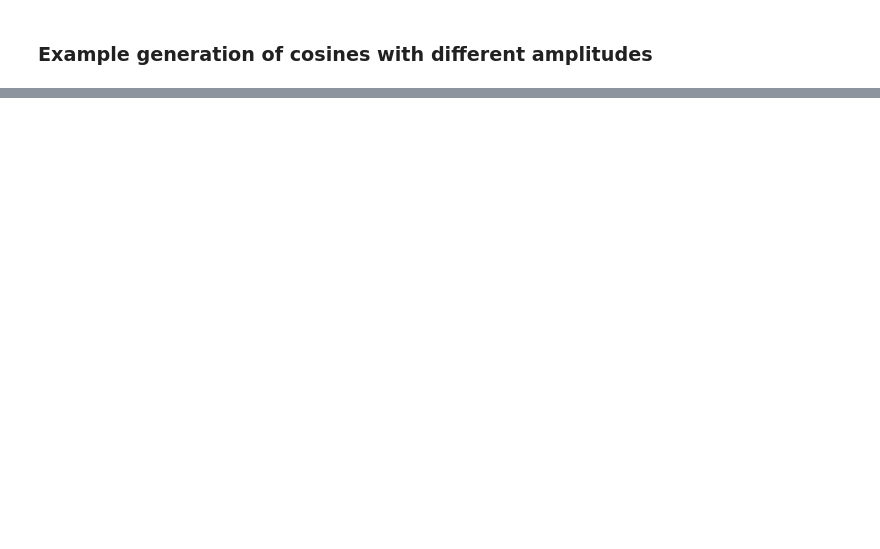
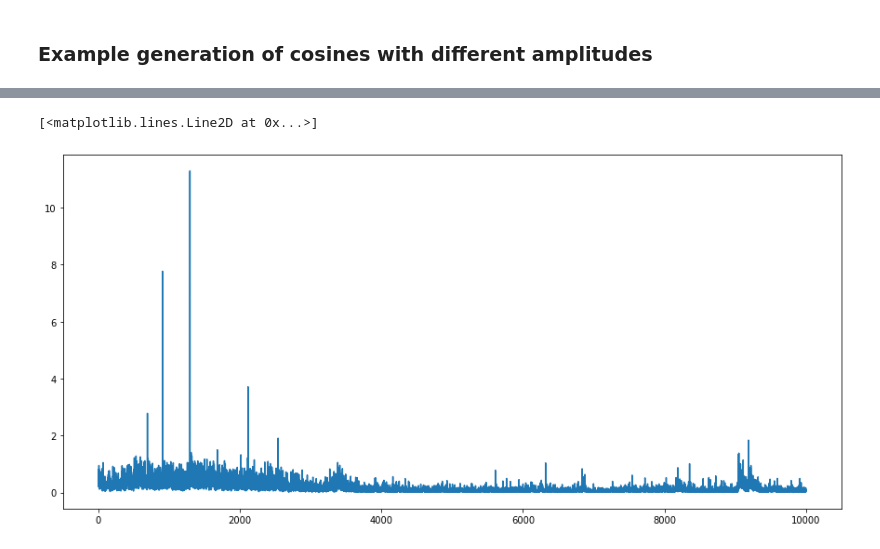
Before and after one commit to egagli/amath563, a Jupyter notebook: labs/6/Lab6.ipynb, the cells around one changed output, grey strips where cells are left out. Saved outputs shown, nothing was run; the diff lists cells and outputs as text; code cells hidden in the pictures; blank space fills up the shorter version.

```diff
--- a/labs/6/Lab6.ipynb
+++ b/labs/6/Lab6.ipynb
@@ -112,0 +137,24 @@ Text(0.5, 1.0, 'Cosine: Random shifts and amplitudes')
+# %%
+seq = CosineRNN()
+criterion = nn.MSELoss()
+optimizer = optim.Adam(seq.parameters(), lr=0.001)
+max_iters = 10000
+train_loss = []
+for i in range(max_iters):
+    amp = np.random.rand()+0.5
+    shift = 2*np.pi*np.random.rand()
+    data = amp*np.cos(np.linspace(0,10,100)+shift)
+    xs = data[:-1]
+    ys = data[1:]
+    X = torch.Tensor(xs).view(-1,1,1)
+    y = torch.Tensor(ys)
+    if i%100==0:
+        seq.p = min(seq.p+0.1,0.85)  # encourage training longer term predictions
+    optimizer.zero_grad()
+    rnn_out,_ = seq(X)
+    loss = criterion(rnn_out[20:].view(-1),y[20:])
+    loss.backward()
+    optimizer.step()
+    train_loss.append(loss.item())
+    if i%500 == 0:
+        print(f"i {i}, loss {loss.data:.4f}")
@@ -112,0 +182,6 @@ Text(0.5, 1.0, 'Cosine: Random shifts and amplitudes')
+# %%
+f,ax=plt.subplots(figsize=(15,7))
+ax.plot(train_loss)
+# %% [output]
+[<matplotlib.lines.Line2D at 0x...>]
+[figure, added]
```
Also changed, not shown: parts of 15 cells of this notebook.
